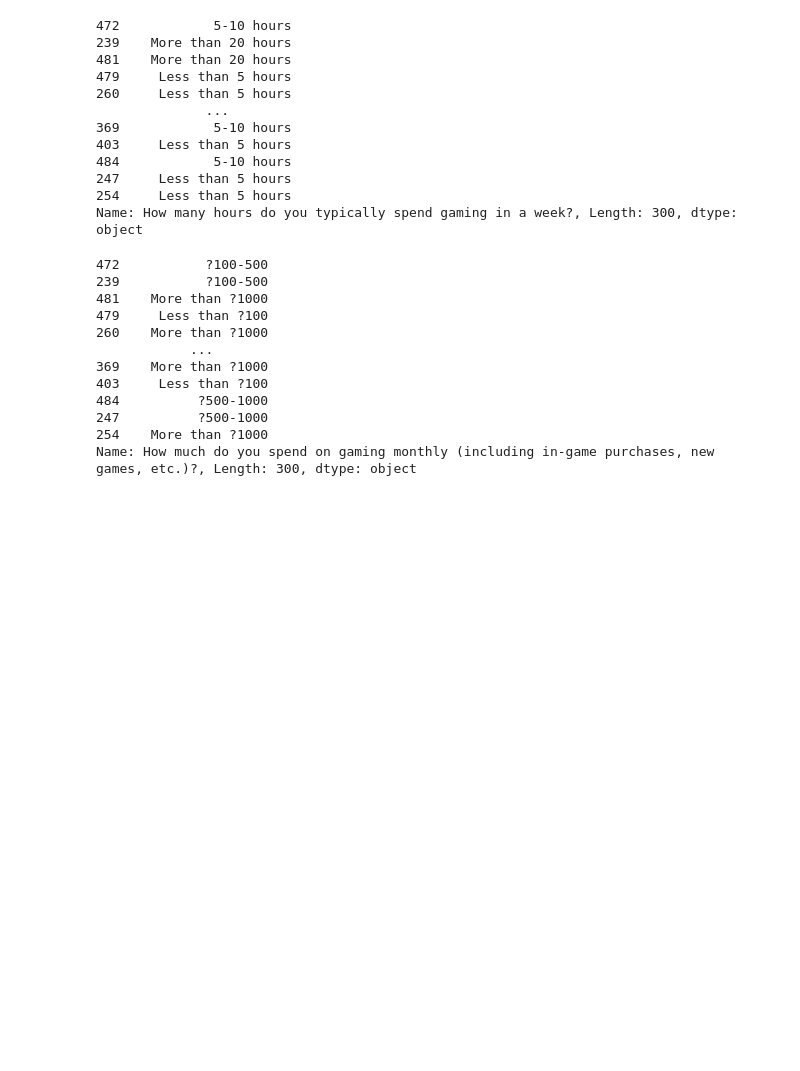
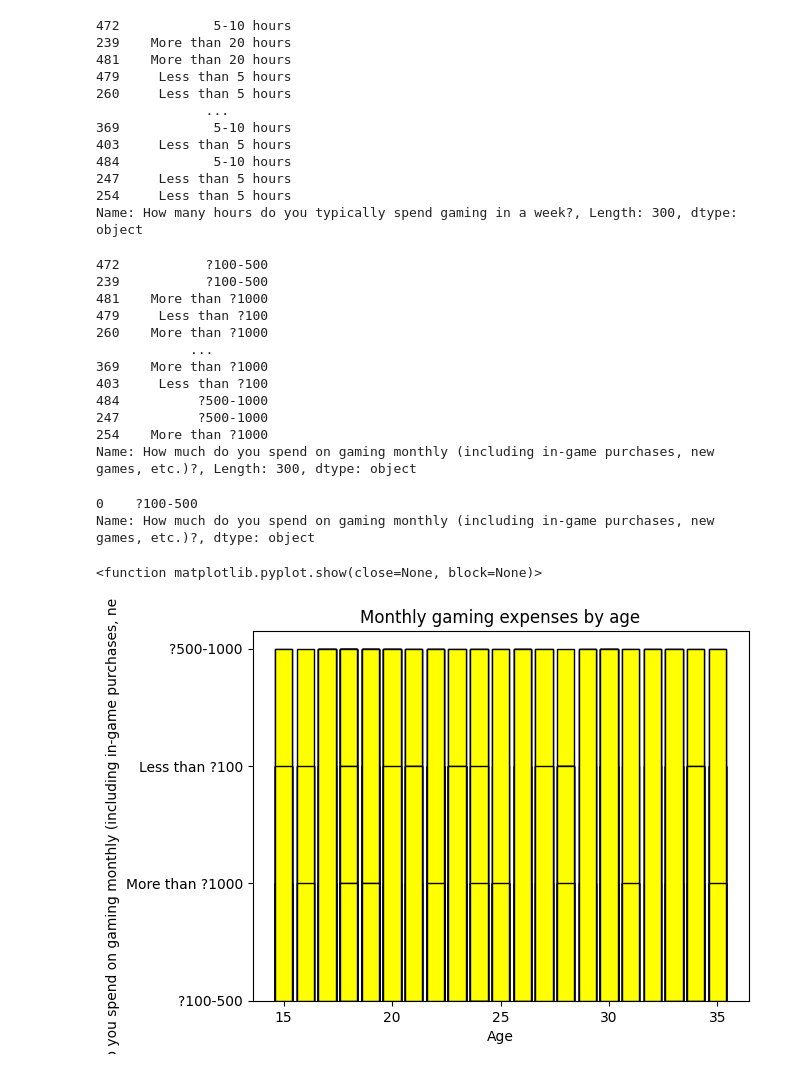
Before and after one commit to Zyoung002/Dataanalyticscapstone, a Jupyter notebook: Gaming_Trends.ipynb, the cells around one changed output. Cells and saved outputs as stored; diff of their text form; code cells hidden in the pictures; blank space fills up the shorter version.

Commit message:
Added bar graph showing gaming expenses by age.

```diff
--- a/Gaming_Trends.ipynb
+++ b/Gaming_Trends.ipynb
@@ -297,3 +297,18 @@ print(isolated_gaming_cost)
 247          ?500-1000
 254    More than ?1000
 Name: How much do you spend on gaming monthly (including in-game purchases, new games, etc.)?, Length: 300, dtype: object
+# %%
+average_gaming_cost = isolated_gaming_cost.mode()
+print(average_gaming_cost)
+# %% [output]
+0    ?100-500
+Name: How much do you spend on gaming monthly (including in-game purchases, new games, etc.)?, dtype: object
+# %%
+plt.bar(isolated_age, isolated_gaming_cost, color='yellow', edgecolor='black')
+plt.xlabel('Age')
+plt.ylabel('How much do you spend on gaming monthly (including in-game purchases, new games. etc.)?')
+plt.title('Monthly gaming expenses by age')
+plt.show
+# %% [output]
+<function matplotlib.pyplot.show(close=None, block=None)>
+[figure, added]
```
